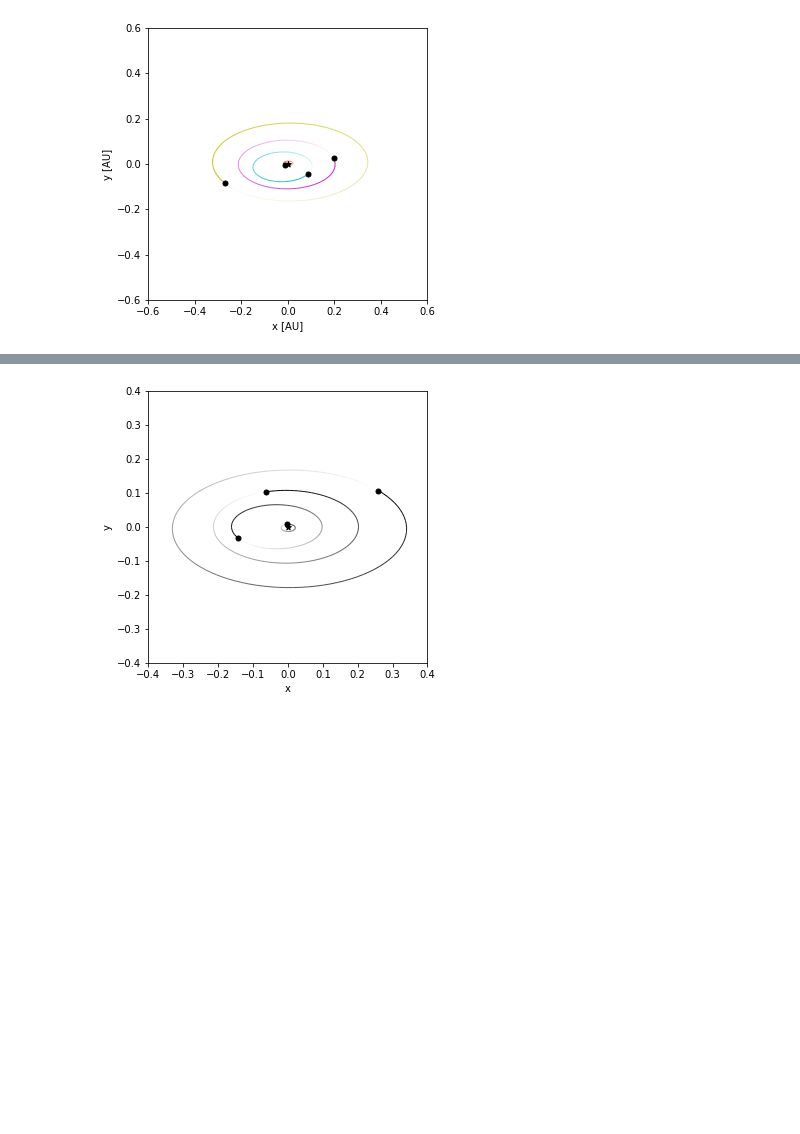
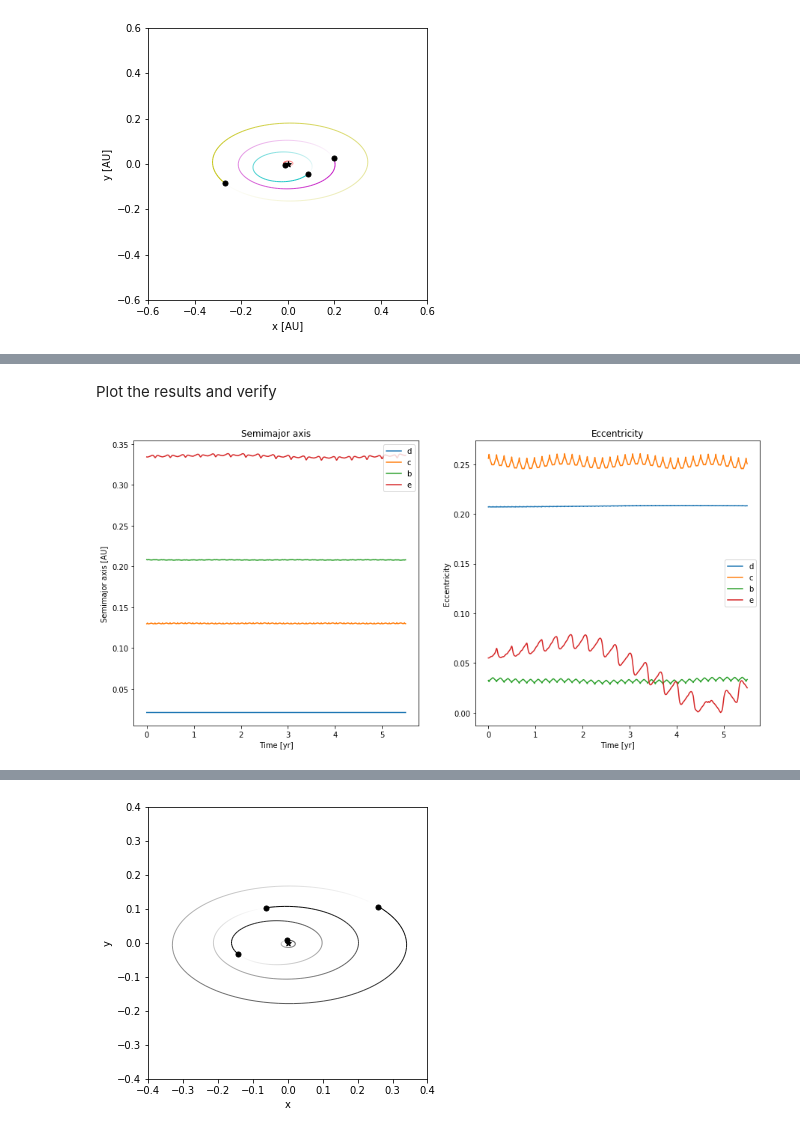
Before and after one commit to DinoBektesevic/ASTR597-Exoplanets, a Jupyter notebook: DinoBektesevic_HW3.ipynb, the cells around one changed output, grey strips where cells are left out. Drawn from its saved outputs; the diff is of its cells as text; code cells hidden in the pictures; blank space fills up the shorter version.

```diff
--- a/DinoBektesevic_HW3.ipynb
+++ b/DinoBektesevic_HW3.ipynb
@@ -119,8 +67,0 @@ rebound.OrbitPlot(sim)
-# %%
-sim = rebound.Simulation()
-sim.add(**star)
-sim.add(**planetd)
-sim.add(**planetc)
-sim.add(**planetb)
-sim.add(**planete)
-sim.move_to_com()
@@ -126,0 +74,32 @@ sim.move_to_com()
+# %%
+a = {'d':[], 'c':[], 'b':[], 'e':[]}
+e = {'d':[], 'c':[], 'b':[], 'e':[]}
+dt = 0.00172021412
+
+while sim.t<11*np.pi:
+    sim.integrate(sim.t+dt)
+    for name, particle in zip('dcbe', sim.particles[1:]):
+        a[name].append(particle.a)
+        e[name].append(particle.e)
+# %% [markdown]
+Plot the results and verify
+# %%
+fig, axes = plt.subplots(1, 2, figsize=(15, 7))
+
+t = np.arange(0, sim.t, dt)
+
+for key, val in a.items():
+    axes[0].plot(t/(2*np.pi), val, label=key)
+axes[0].set_title('Semimajor axis')
+axes[0].set_ylabel('Semimajor axis [AU]')
+
+for key, val in e.items():
+    axes[1].plot(t/(2*np.pi), val, label=key)
+axes[1].set_title('Eccentricity')
+axes[1].set_ylabel('Eccentricity')
+
+for ax in axes:
+    ax.set_xlabel('Time [yr]')
+    ax.legend()
+# %% [output]
+[figure, added]
```
Also changed, not shown: parts of 15 cells of this notebook.
